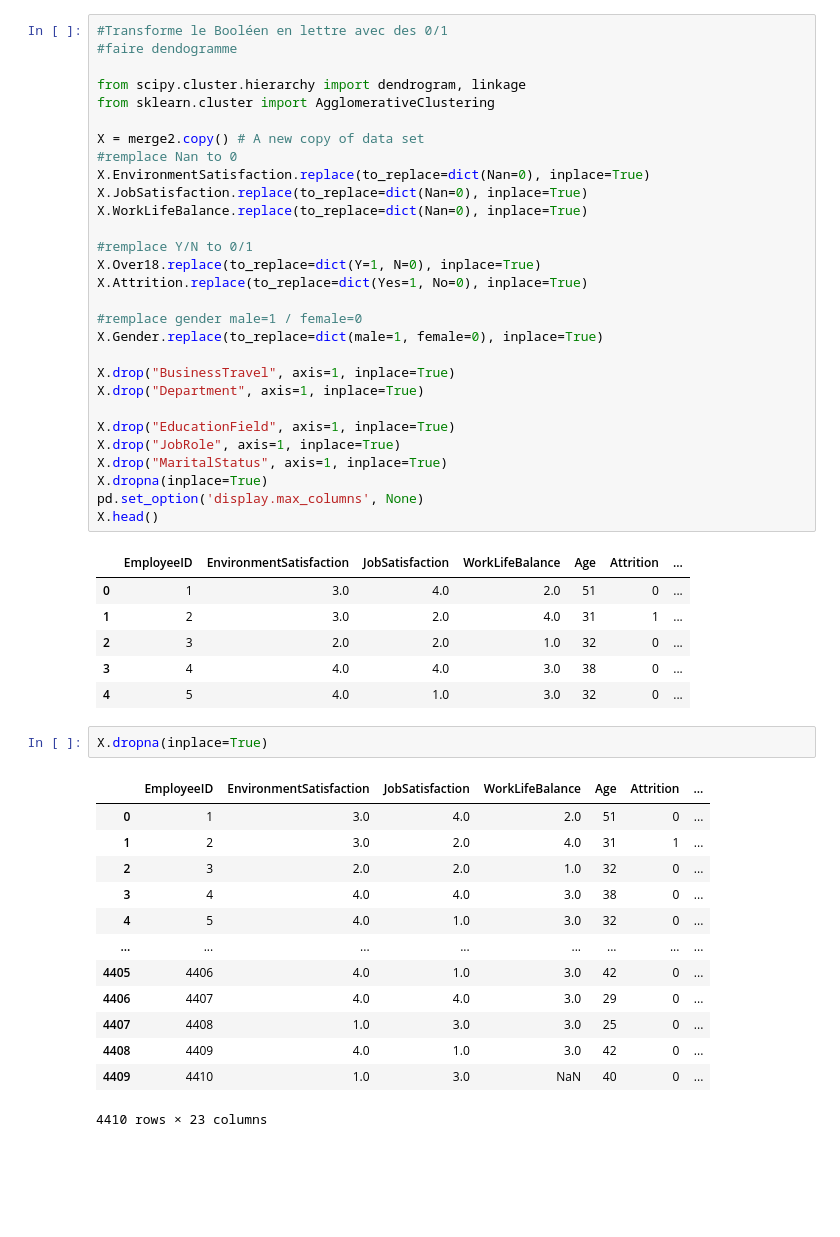
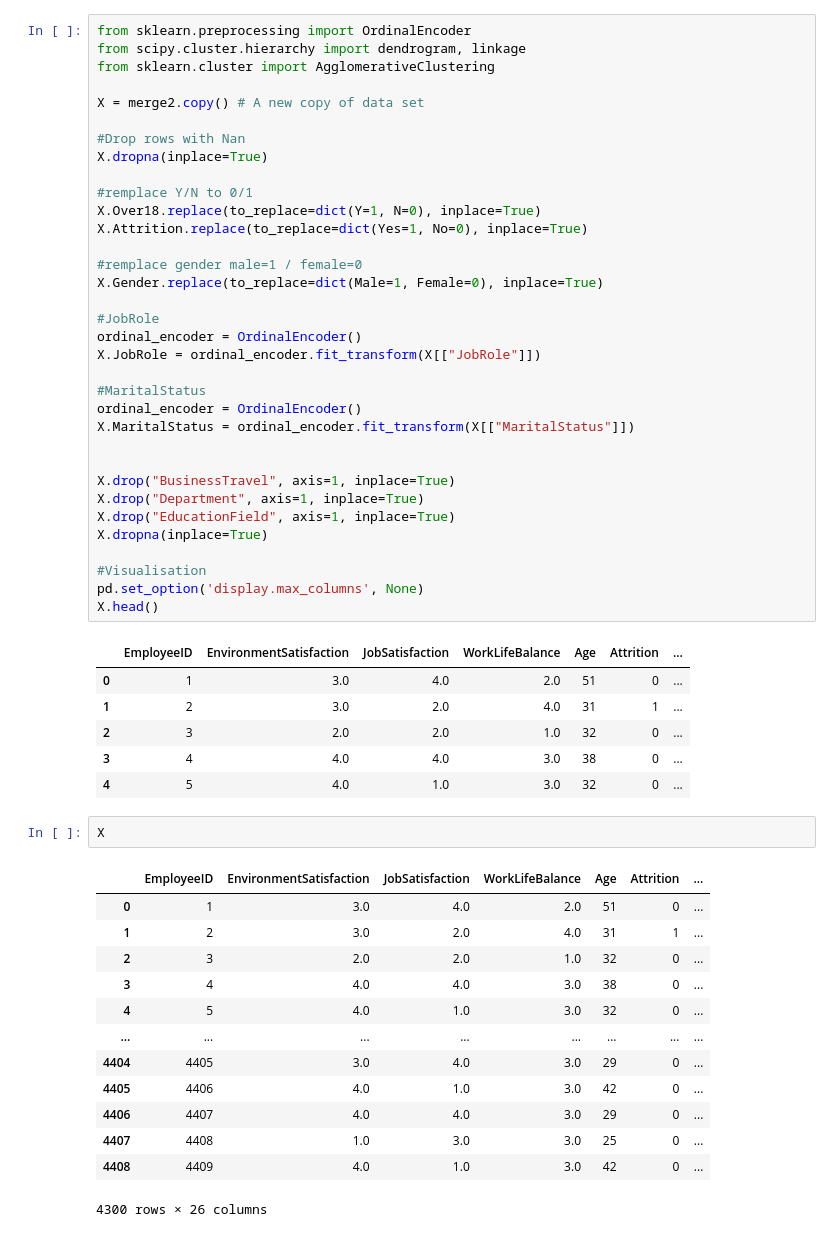
Before and after one commit to Bnder1/Projet-IA, a Jupyter notebook: Projet-IA.ipynb, the cells around one changed output. Cells and saved outputs as stored; diff of their text form; blank space fills up the shorter version.

```diff
--- a/Projet-IA.ipynb
+++ b/Projet-IA.ipynb
@@ -239,32 +239,37 @@ memory usage: 1.0+ MB
 # %% [markdown]
 # Classification Ascendante Hiérarchique et dendogramme
 # %%
-#Transforme le Booléen en lettre avec des 0/1
-#faire dendogramme
-
+from sklearn.preprocessing import OrdinalEncoder
 from scipy.cluster.hierarchy import dendrogram, linkage
 from sklearn.cluster import AgglomerativeClustering
 
 X = merge2.copy() # A new copy of data set
-#remplace Nan to 0
-X.EnvironmentSatisfaction.replace(to_replace=dict(Nan=0), inplace=True)
-X.JobSatisfaction.replace(to_replace=dict(Nan=0), inplace=True)
-X.WorkLifeBalance.replace(to_replace=dict(Nan=0), inplace=True)
+
+#Drop rows with Nan
+X.dropna(inplace=True)
 
 #remplace Y/N to 0/1
 X.Over18.replace(to_replace=dict(Y=1, N=0), inplace=True)
 X.Attrition.replace(to_replace=dict(Yes=1, No=0), inplace=True)
 
 #remplace gender male=1 / female=0
-X.Gender.replace(to_replace=dict(male=1, female=0), inplace=True)
+X.Gender.replace(to_replace=dict(Male=1, Female=0), inplace=True)
+
+#JobRole
+ordinal_encoder = OrdinalEncoder()
+X.JobRole = ordinal_encoder.fit_transform(X[["JobRole"]])
+
+#MaritalStatus
+ordinal_encoder = OrdinalEncoder()
+X.MaritalStatus = ordinal_encoder.fit_transform(X[["MaritalStatus"]])
+
 
 X.drop("BusinessTravel", axis=1, inplace=True)
 X.drop("Department", axis=1, inplace=True)
+X.drop("EducationField", axis=1, inplace=True)
+X.dropna(inplace=True)
 
-X.drop("EducationField", axis=1, inplace=True)
-X.drop("JobRole", axis=1, inplace=True)
-X.drop("MaritalStatus", axis=1, inplace=True)
-X.dropna(inplace=True)
+#Visualisation
 pd.set_option('display.max_columns', None)
 X.head()
 # %% [output]
@@ -275,21 +280,21 @@ X.head()
 | 3 | 4 | 4.0 | 4.0 | 3.0 | 38 | 0 | ... |
 | 4 | 5 | 4.0 | 1.0 | 3.0 | 32 | 0 | ... |
 # %%
-X.dropna(inplace=True)
+X
 # %% [output]
 |  | EmployeeID | EnvironmentSatisfaction | JobSatisfaction | WorkLifeBalance | Age | Attrition | ... |
 | 0 | 1 | 3.0 | 4.0 | 2.0 | 51 | 0 | ... |
 | 1 | 2 | 3.0 | 2.0 | 4.0 | 31 | 1 | ... |
 | 2 | 3 | 2.0 | 2.0 | 1.0 | 32 | 0 | ... |
 | 3 | 4 | 4.0 | 4.0 | 3.0 | 38 | 0 | ... |
 | 4 | 5 | 4.0 | 1.0 | 3.0 | 32 | 0 | ... |
 | ... | ... | ... | ... | ... | ... | ... | ... |
+| 4404 | 4405 | 3.0 | 4.0 | 3.0 | 29 | 0 | ... |
 | 4405 | 4406 | 4.0 | 1.0 | 3.0 | 42 | 0 | ... |
 | 4406 | 4407 | 4.0 | 4.0 | 3.0 | 29 | 0 | ... |
 | 4407 | 4408 | 1.0 | 3.0 | 3.0 | 25 | 0 | ... |
 | 4408 | 4409 | 4.0 | 1.0 | 3.0 | 42 | 0 | ... |
-| 4409 | 4410 | 1.0 | 3.0 | NaN | 40 | 0 | ... |
-4410 rows × 23 columns
+4300 rows × 26 columns
 # %%
 plt.figure(figsize=(20, 10))
 dendrogram(linkage(X, method='ward'), orientation='top', distance_sort='descending', show_leaf_counts=True)
```
Also changed, not shown: parts of 1 cell of this notebook.
